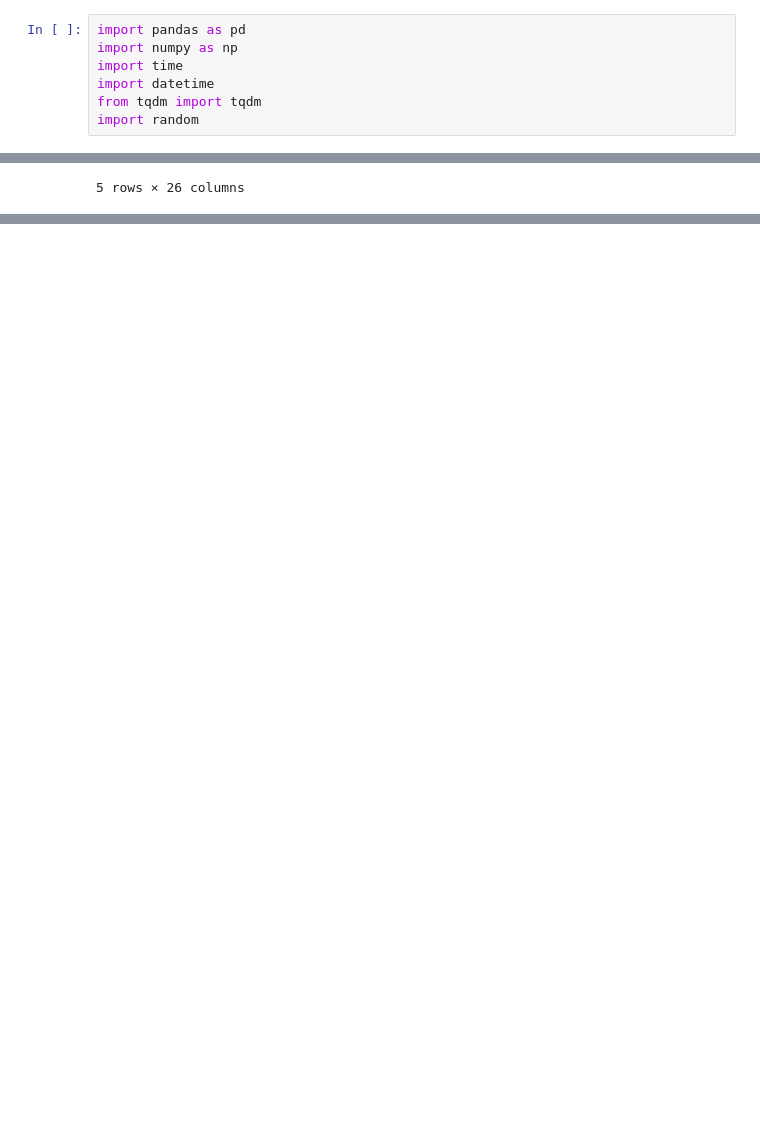
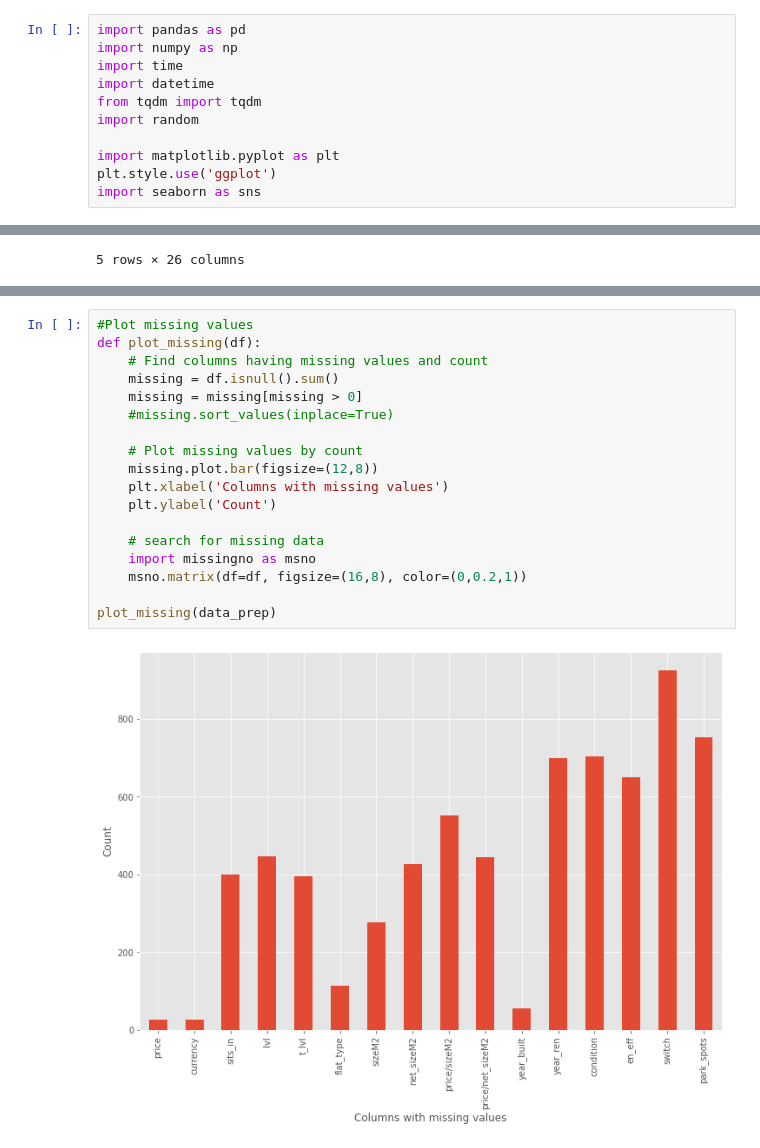
Before and after one commit to jbrlek/Capstone_webScrape_Real_Estate_Regression, a Jupyter notebook: Preparing the features - Bolha Flats.ipynb, the cells around one changed output, grey strips where cells are left out. Drawn from its saved outputs; the diff is of its cells as text; blank space fills up the shorter version.

```diff
--- a/Preparing the features - Bolha Flats.ipynb
+++ b/Preparing the features - Bolha Flats.ipynb
@@ -5,6 +5,10 @@ import time
 import datetime
 from tqdm import tqdm
 import random
+
+import matplotlib.pyplot as plt
+plt.style.use('ggplot')
+import seaborn as sns
 # %%
 data = pd.read_csv('bolha_flats_all_info1-49_14-03-2021_20-55-58.csv')
 # %%
@@ -196,0 +191,20 @@ Index(['AD_ID', 'posted_date', 'posted_time', 'shown', 'price', 'currency',
+# %%
+#Plot missing values
+def plot_missing(df):
+    # Find columns having missing values and count
+    missing = df.isnull().sum()
+    missing = missing[missing > 0]
+    #missing.sort_values(inplace=True)
+
+    # Plot missing values by count
+    missing.plot.bar(figsize=(12,8))
+    plt.xlabel('Columns with missing values')
+    plt.ylabel('Count')
+
+    # search for missing data
+    import missingno as msno
+    msno.matrix(df=df, figsize=(16,8), color=(0,0.2,1))
+
+plot_missing(data_prep)
+# %% [output]
+[figure, added]
```
Also changed, not shown: parts of 11 cells of this notebook, 1 other file.
